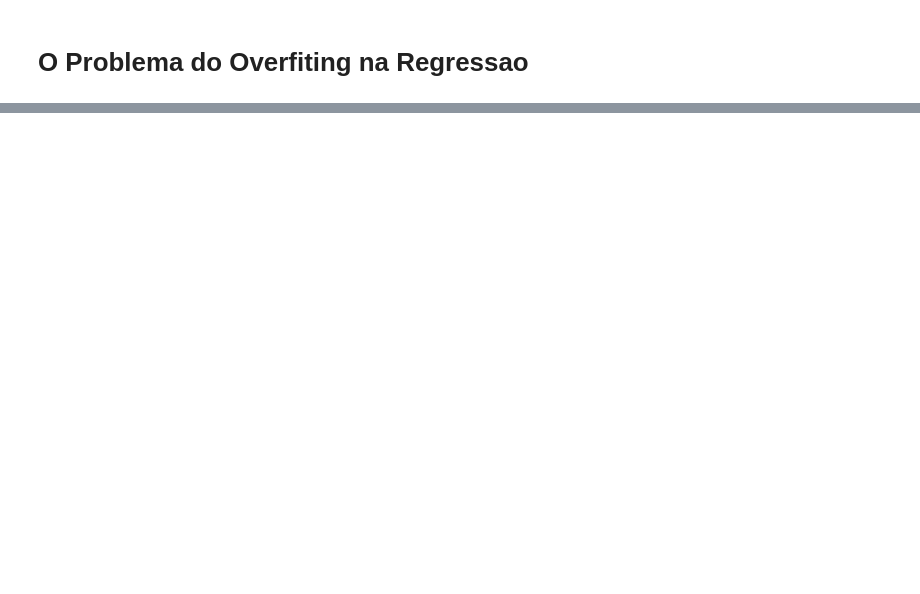
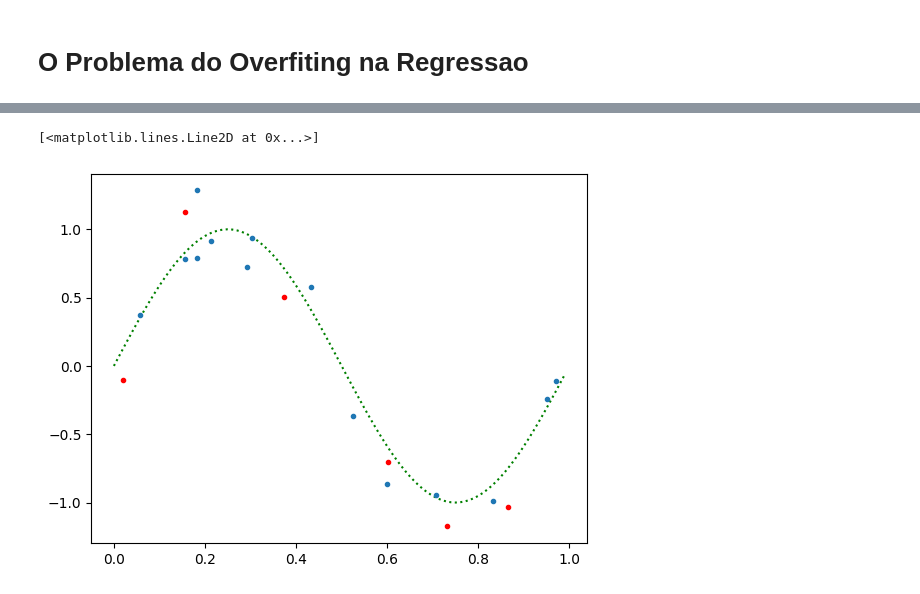
Before and after one commit to HallanMiranda/Machine_Learning, a Jupyter notebook: garantia_aprendizado.ipynb, the cells around one changed output, grey strips where cells are left out. Drawn from its saved outputs; the diff is of its cells as text; code cells hidden in the pictures; blank space fills up the shorter version.

```diff
--- a/garantia_aprendizado.ipynb
+++ b/garantia_aprendizado.ipynb
@@ -385,0 +338,11 @@ import numpy as np
+# %%
+hidden_law_vectorized = np.vectorize(lambda x: math.sin(2 * math.pi * x))
+#Você cria uma versão vetorizada da função hidden_law usando np.vectorize. Isso permite que a função seja aplicada a cada elemento de um array, em vez de apenas a um único valor escalar.
+# %%
+x_all = np.arange(0, 1, 0.01)
+# Aqui, você cria um array x_all usando a função np.arange. Ele contém valores de 0 a 0.99 (não incluindo 1) com um passo de 0.01. Isso criará um array de valores que você usará como entrada para a função hidden_law.
+# %%
+y_hidden = hidden_law_vectorized(x_all)
+# Você aplica a função hidden_law_vectorized ao array x_all. Isso significa que para cada elemento x em x_all, a função hidden_law será aplicada, calculando o valor do seno de 2π multiplicado por esse elemento x. Os resultados são armazenados em y_hidden, criando um array de valores de seno correspondentes.
+
+# Em resumo, esse código cria um array de valores de entrada x_all, aplica a função seno vetorizada hidden_law_vectorized a cada valor de x_all e armazena os resultados em y_hidden, fornecendo assim uma representação do comportamento da função seno no intervalo de 0 a 0.99.
@@ -385,0 +356,19 @@ import numpy as np
+# %%
+np.random.seed( 42 )
+noise = 0.2
+samples = 20
+
+# Dataset
+
+x= np.random.rand( samples )
+y = np.sin( 2*np.pi*x ) + noise*np.random.randn( samples )
+
+# Split training and test dataset
+X_train, x_val, y_train, y_val = ms.train_test_split(x, y, test_size=0.3)
+# %%
+plt.plot(x_all, y_hidden, ':g' )# fonte geradora/Fenomeno tentando modelar
+plt.plot( X_train, y_train, '.' )
+plt.plot( x_val, y_val, 'r.' )
+# %% [output]
+[<matplotlib.lines.Line2D at 0x...>]
+[figure, added]
```
Also changed, not shown: parts of 22 cells of this notebook.
